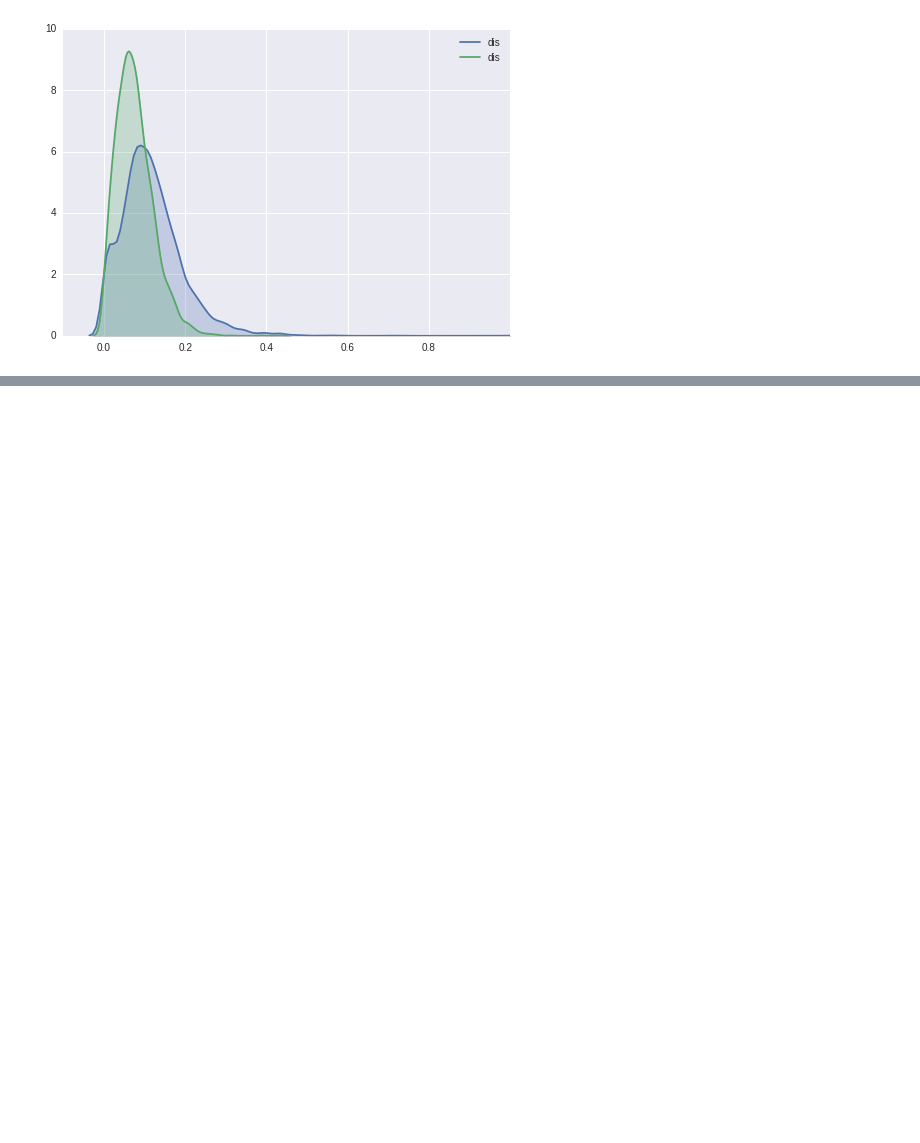
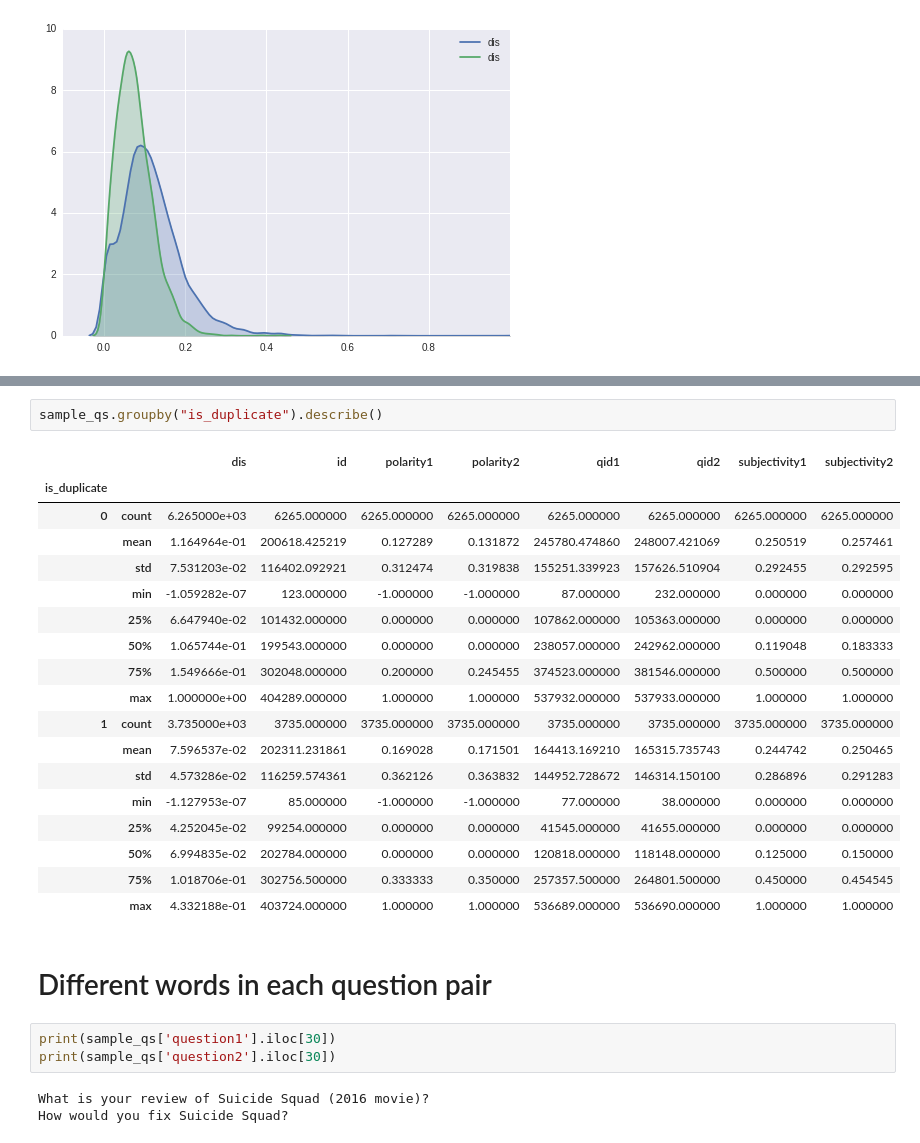
Before and after one commit to PrabhatCS/portfolio, a Jupyter notebook: Creating features with spacy.ipynb, the cells around one changed output, grey strips where cells are left out. Drawn from its saved outputs; the diff is of its cells as text; blank space fills up the shorter version.

```diff
--- a/Creating features with spacy.ipynb
+++ b/Creating features with spacy.ipynb
@@ -171,0 +210,29 @@ sample_qs.head()
+# %%
+sample_qs.groupby("is_duplicate").describe()
+# %% [output]
+|  |  | dis | id | polarity1 | polarity2 | qid1 | qid2 | subjectivity1 | subjectivity2 |
+| is_duplicate |  |  |  |  |  |  |  |  |  |
+| 0 | count | 6.265000e+03 | 6265.000000 | 6265.000000 | 6265.000000 | 6265.000000 | 6265.000000 | 6265.000000 | 6265.000000 |
+|  | mean | 1.164964e-01 | 200618.425219 | 0.127289 | 0.131872 | 245780.474860 | 248007.421069 | 0.250519 | 0.257461 |
+|  | std | 7.531203e-02 | 116402.092921 | 0.312474 | 0.319838 | 155251.339923 | 157626.510904 | 0.292455 | 0.292595 |
+|  | min | -1.059282e-07 | 123.000000 | -1.000000 | -1.000000 | 87.000000 | 232.000000 | 0.000000 | 0.000000 |
+|  | 25% | 6.647940e-02 | 101432.000000 | 0.000000 | 0.000000 | 107862.000000 | 105363.000000 | 0.000000 | 0.000000 |
+|  | 50% | 1.065744e-01 | 199543.000000 | 0.000000 | 0.000000 | 238057.000000 | 242962.000000 | 0.119048 | 0.183333 |
+|  | 75% | 1.549666e-01 | 302048.000000 | 0.200000 | 0.245455 | 374523.000000 | 381546.000000 | 0.500000 | 0.500000 |
+|  | max | 1.000000e+00 | 404289.000000 | 1.000000 | 1.000000 | 537932.000000 | 537933.000000 | 1.000000 | 1.000000 |
+| 1 | count | 3.735000e+03 | 3735.000000 | 3735.000000 | 3735.000000 | 3735.000000 | 3735.000000 | 3735.000000 | 3735.000000 |
+|  | mean | 7.596537e-02 | 202311.231861 | 0.169028 | 0.171501 | 164413.169210 | 165315.735743 | 0.244742 | 0.250465 |
+|  | std | 4.573286e-02 | 116259.574361 | 0.362126 | 0.363832 | 144952.728672 | 146314.150100 | 0.286896 | 0.291283 |
+|  | min | -1.127953e-07 | 85.000000 | -1.000000 | -1.000000 | 77.000000 | 38.000000 | 0.000000 | 0.000000 |
+|  | 25% | 4.252045e-02 | 99254.000000 | 0.000000 | 0.000000 | 41545.000000 | 41655.000000 | 0.000000 | 0.000000 |
+|  | 50% | 6.994835e-02 | 202784.000000 | 0.000000 | 0.000000 | 120818.000000 | 118148.000000 | 0.125000 | 0.150000 |
+|  | 75% | 1.018706e-01 | 302756.500000 | 0.333333 | 0.350000 | 257357.500000 | 264801.500000 | 0.450000 | 0.454545 |
+|  | max | 4.332188e-01 | 403724.000000 | 1.000000 | 1.000000 | 536689.000000 | 536690.000000 | 1.000000 | 1.000000 |
+# %% [markdown]
+# Different words in each question pair
+# %%
+print(sample_qs['question1'].iloc[30])
+print(sample_qs['question2'].iloc[30])
+# %% [output]
+What is your review of Suicide Squad (2016 movie)?
+How would you fix Suicide Squad?
```
Also changed, not shown: parts of 26 cells of this notebook, 1 other file.
